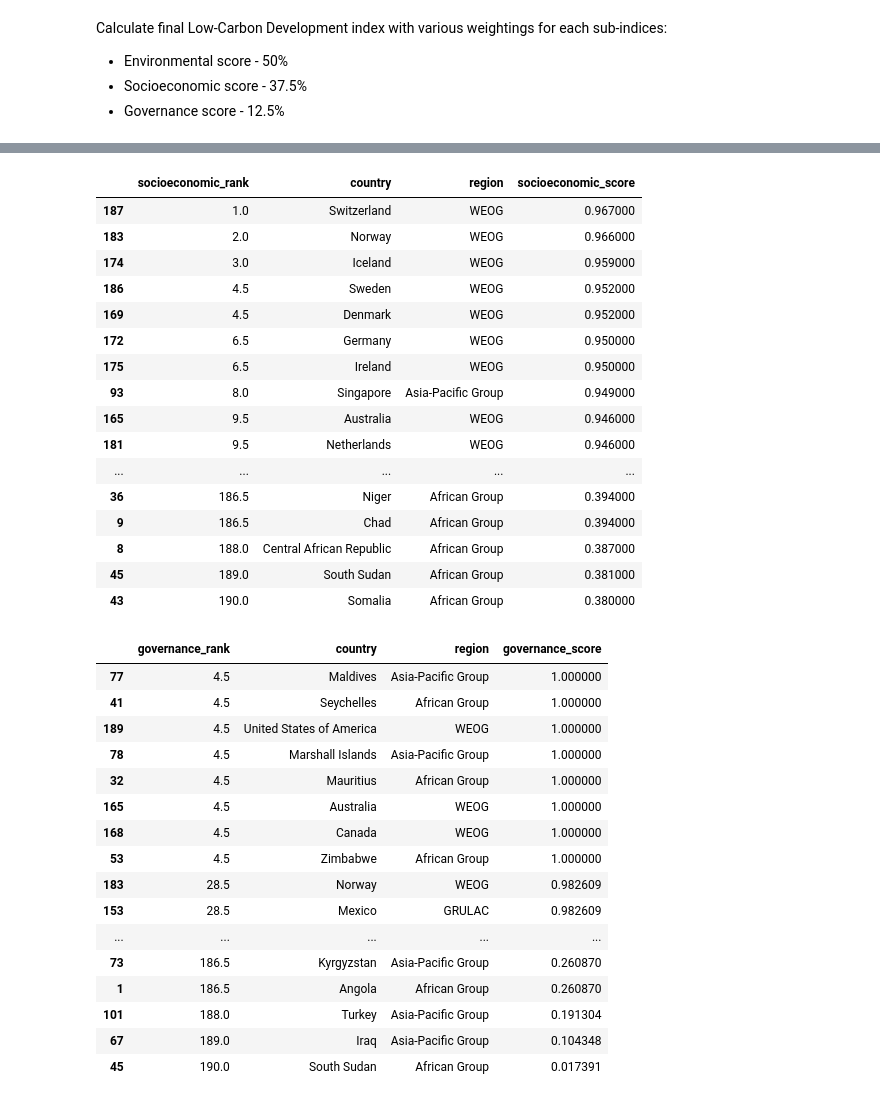
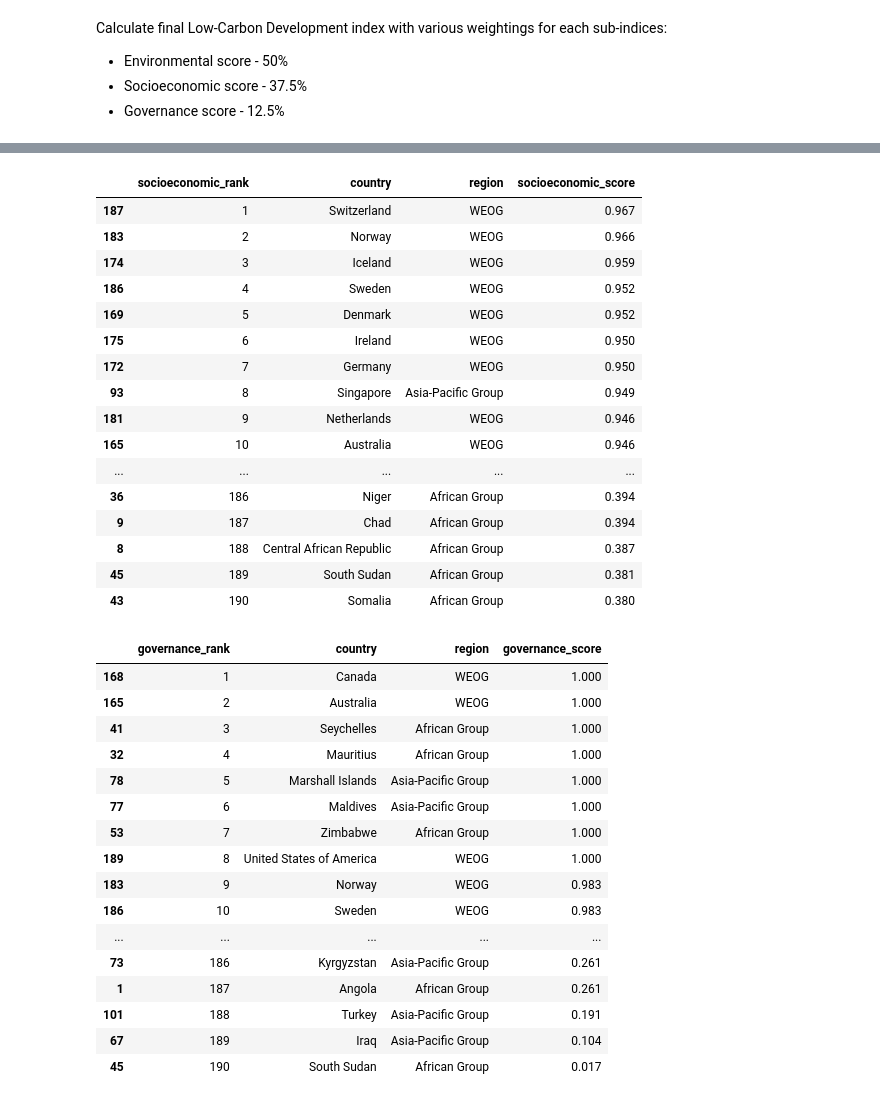
Before and after one commit to luanakimley/low-carbon-development-composite-index, a Jupyter notebook: composite_index.ipynb, the cells around one changed output, grey strips where cells are left out. Drawn from its saved outputs; the diff is of its cells as text; code cells hidden in the pictures.

```diff
--- a/composite_index.ipynb
+++ b/composite_index.ipynb
@@ -61,13 +61,13 @@ lcdi_df_index = lcdi_df_index.drop('hdi', axis=1)
 lcdi_df_index = lcdi_df_index.drop('renewable_energy_consumption', axis=1)
 lcdi_df_index = lcdi_df_index.drop('total_greenhouse_gas_emission', axis=1)
 # %%
-lcdi_df_index['environmental_score'] = calculate_environmental_score(lcdi_df)
-lcdi_df_index['socioeconomic_score'] = lcdi_df['hdi']
-lcdi_df_index['governance_score'] = calculate_governance_score(lcdi_df)
-lcdi_df_index['lcdi'] = calculate_lcd_index(lcdi_df_index['environmental_score'],
+lcdi_df_index['environmental_score'] = round(calculate_environmental_score(lcdi_df), 3)
+lcdi_df_index['socioeconomic_score'] = round(lcdi_df['hdi'], 3)
+lcdi_df_index['governance_score'] = round(calculate_governance_score(lcdi_df), 3)
+lcdi_df_index['lcdi'] = round(calculate_lcd_index(lcdi_df_index['environmental_score'],
                                               lcdi_df_index['socioeconomic_score'],
-                                              lcdi_df_index['governance_score'])
-lcdi_df_index['rank'] = lcdi_df_index['lcdi'].rank(ascending=False)
+                                              lcdi_df_index['governance_score']), 3)
+lcdi_df_index['rank'] = lcdi_df_index['lcdi'].rank(ascending=False, method='first').astype(int)
 lcdi_df_index = lcdi_df_index.sort_values(by=['rank'], ascending=True)
 rank_column = lcdi_df_index.pop('rank')
 lcdi_df_index.insert(0, 'rank', rank_column)
@@ -127,55 +127,55 @@ lcdi_df_socioeconomic = lcdi_df_socioeconomic.drop('environmental_score', axis=1
 lcdi_df_socioeconomic = lcdi_df_socioeconomic.drop('governance_score', axis=1)
 lcdi_df_socioeconomic = lcdi_df_socioeconomic.drop('lcdi', axis=1)
 lcdi_df_socioeconomic = lcdi_df_socioeconomic.drop('rank', axis=1)
-lcdi_df_socioeconomic['socioeconomic_rank'] = lcdi_df_socioeconomic['socioeconomic_score'].rank(ascending=False)
+lcdi_df_socioeconomic['socioeconomic_rank'] = lcdi_df_socioeconomic['socioeconomic_score'].rank(ascending=False, method='first').astype(int)
 lcdi_df_socioeconomic = lcdi_df_socioeconomic.sort_values(by=['socioeconomic_rank'], ascending=True)
 rank_column = lcdi_df_socioeconomic.pop('socioeconomic_rank')
 lcdi_df_socioeconomic.insert(0, 'socioeconomic_rank', rank_column)
 lcdi_df_socioeconomic
 # %% [output]
 |  | socioeconomic_rank | country | region | socioeconomic_score |
-| 187 | 1.0 | Switzerland | WEOG | 0.967000 |
-| 183 | 2.0 | Norway | WEOG | 0.966000 |
-| 174 | 3.0 | Iceland | WEOG | 0.959000 |
-| 186 | 4.5 | Sweden | WEOG | 0.952000 |
-| 169 | 4.5 | Denmark | WEOG | 0.952000 |
-| 172 | 6.5 | Germany | WEOG | 0.950000 |
-| 175 | 6.5 | Ireland | WEOG | 0.950000 |
-| 93 | 8.0 | Singapore | Asia-Pacific Group | 0.949000 |
-| 165 | 9.5 | Australia | WEOG | 0.946000 |
-| 181 | 9.5 | Netherlands | WEOG | 0.946000 |
+| 187 | 1 | Switzerland | WEOG | 0.967 |
+| 183 | 2 | Norway | WEOG | 0.966 |
+| 174 | 3 | Iceland | WEOG | 0.959 |
+| 186 | 4 | Sweden | WEOG | 0.952 |
+| 169 | 5 | Denmark | WEOG | 0.952 |
+| 175 | 6 | Ireland | WEOG | 0.950 |
+| 172 | 7 | Germany | WEOG | 0.950 |
+| 93 | 8 | Singapore | Asia-Pacific Group | 0.949 |
+| 181 | 9 | Netherlands | WEOG | 0.946 |
+| 165 | 10 | Australia | WEOG | 0.946 |
 | ... | ... | ... | ... | ... |
-| 36 | 186.5 | Niger | African Group | 0.394000 |
-| 9 | 186.5 | Chad | African Group | 0.394000 |
-| 8 | 188.0 | Central African Republic | African Group | 0.387000 |
-| 45 | 189.0 | South Sudan | African Group | 0.381000 |
-| 43 | 190.0 | Somalia | African Group | 0.380000 |
+| 36 | 186 | Niger | African Group | 0.394 |
+| 9 | 187 | Chad | African Group | 0.394 |
+| 8 | 188 | Central African Republic | African Group | 0.387 |
+| 45 | 189 | South Sudan | African Group | 0.381 |
+| 43 | 190 | Somalia | African Group | 0.380 |
 # %%
 lcdi_df_governance = lcdi_df_index.copy()
 lcdi_df_governance = lcdi_df_governance.drop('environmental_score', axis=1)
 lcdi_df_governance = lcdi_df_governance.drop('socioeconomic_score', axis=1)
 lcdi_df_governance = lcdi_df_governance.drop('lcdi', axis=1)
 lcdi_df_governance = lcdi_df_governance.drop('rank', axis=1)
-lcdi_df_governance['governance_rank'] = lcdi_df_governance['governance_score'].rank(ascending=False)
+lcdi_df_governance['governance_rank'] = lcdi_df_governance['governance_score'].rank(ascending=False, method='first').astype(int)
 lcdi_df_governance = lcdi_df_governance.sort_values(by=['governance_rank'], ascending=True)
 rank_column = lcdi_df_governance.pop('governance_rank')
 lcdi_df_governance.insert(0, 'governance_rank', rank_column)
 lcdi_df_governance
 # %% [output]
 |  | governance_rank | country | region | governance_score |
-| 77 | 4.5 | Maldives | Asia-Pacific Group | 1.000000 |
-| 41 | 4.5 | Seychelles | African Group | 1.000000 |
-| 189 | 4.5 | United States of America | WEOG | 1.000000 |
-| 78 | 4.5 | Marshall Islands | Asia-Pacific Group | 1.000000 |
-| 32 | 4.5 | Mauritius | African Group | 1.000000 |
-| 165 | 4.5 | Australia | WEOG | 1.000000 |
-| 168 | 4.5 | Canada | WEOG | 1.000000 |
-| 53 | 4.5 | Zimbabwe | African Group | 1.000000 |
-| 183 | 28.5 | Norway | WEOG | 0.982609 |
-| 153 | 28.5 | Mexico | GRULAC | 0.982609 |
+| 168 | 1 | Canada | WEOG | 1.000 |
+| 165 | 2 | Australia | WEOG | 1.000 |
+| 41 | 3 | Seychelles | African Group | 1.000 |
+| 32 | 4 | Mauritius | African Group | 1.000 |
+| 78 | 5 | Marshall Islands | Asia-Pacific Group | 1.000 |
+| 77 | 6 | Maldives | Asia-Pacific Group | 1.000 |
+| 53 | 7 | Zimbabwe | African Group | 1.000 |
+| 189 | 8 | United States of America | WEOG | 1.000 |
+| 183 | 9 | Norway | WEOG | 0.983 |
+| 186 | 10 | Sweden | WEOG | 0.983 |
 | ... | ... | ... | ... | ... |
-| 73 | 186.5 | Kyrgyzstan | Asia-Pacific Group | 0.260870 |
-| 1 | 186.5 | Angola | African Group | 0.260870 |
-| 101 | 188.0 | Turkey | Asia-Pacific Group | 0.191304 |
-| 67 | 189.0 | Iraq | Asia-Pacific Group | 0.104348 |
-| 45 | 190.0 | South Sudan | African Group | 0.017391 |
+| 73 | 186 | Kyrgyzstan | Asia-Pacific Group | 0.261 |
+| 1 | 187 | Angola | African Group | 0.261 |
+| 101 | 188 | Turkey | Asia-Pacific Group | 0.191 |
+| 67 | 189 | Iraq | Asia-Pacific Group | 0.104 |
+| 45 | 190 | South Sudan | African Group | 0.017 |
```
Also changed, not shown: parts of 2 cells of this notebook, 2 other files.
